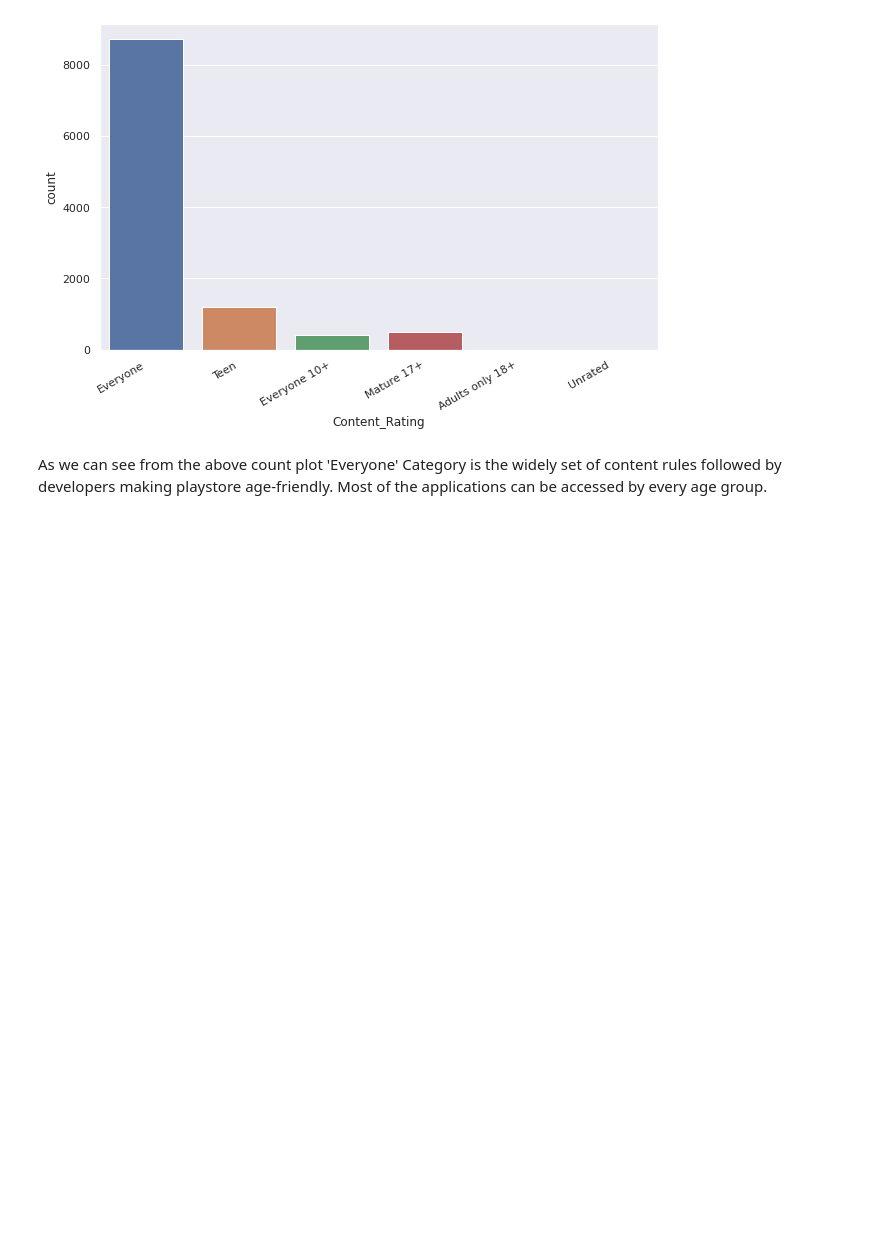
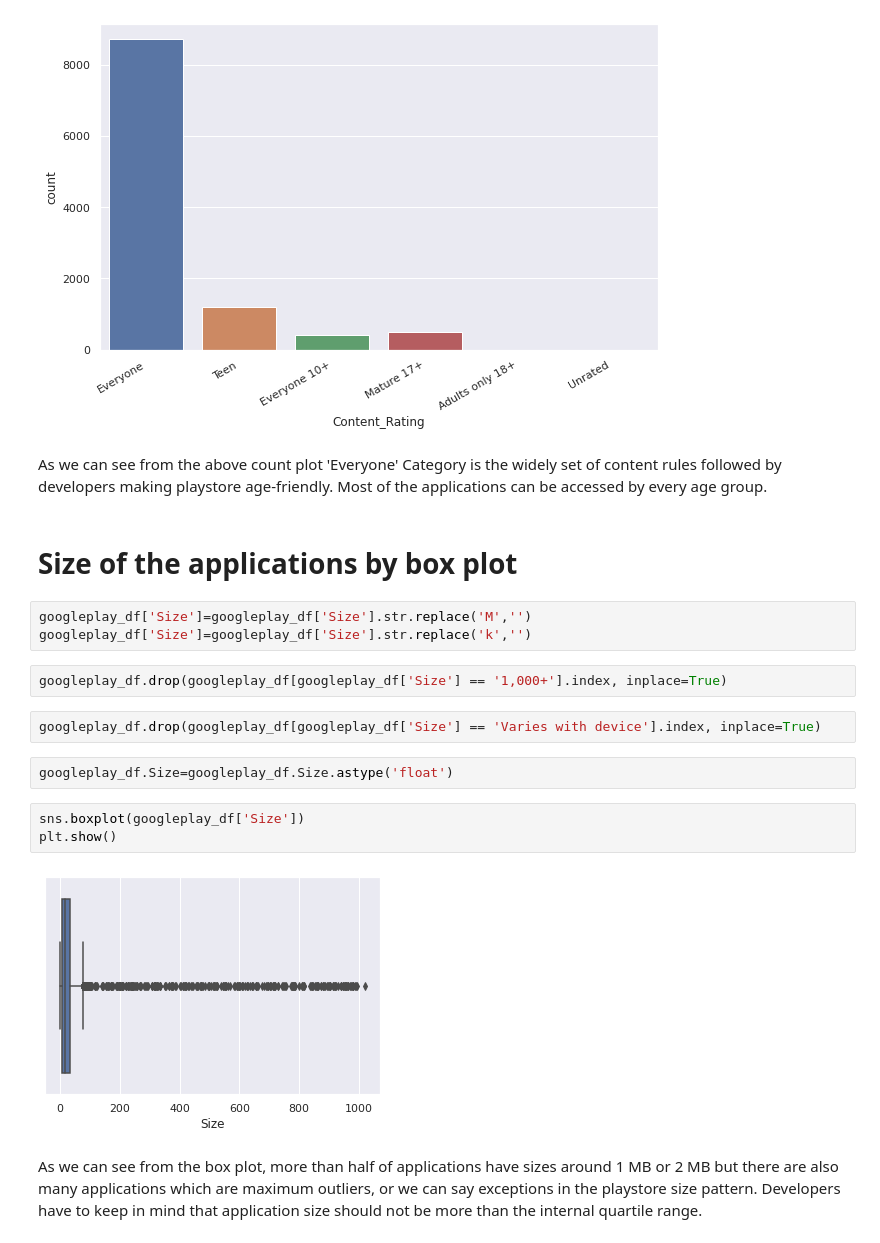
Before and after one commit to ekanshsinghrathore/eda_playstore, a Jupyter notebook: Play_Store_App_Review_Analysis_Capstone_Project.ipynb, the cells around one changed output. Drawn from its saved outputs; the diff is of its cells as text; blank space fills up the shorter version.

```diff
--- a/Play_Store_App_Review_Analysis_Capstone_Project.ipynb
+++ b/Play_Store_App_Review_Analysis_Capstone_Project.ipynb
@@ -143,3 +143,21 @@ plt.xticks(
 [figure]
 # %% [markdown]
 As we can see from the above count plot 'Everyone' Category is the widely set of content rules followed by developers making playstore age-friendly. Most of the applications can be accessed by every age group.
+# %% [markdown]
+# Size of the applications by box plot
+# %%
+googleplay_df['Size']=googleplay_df['Size'].str.replace('M','')
+googleplay_df['Size']=googleplay_df['Size'].str.replace('k','')
+# %%
+googleplay_df.drop(googleplay_df[googleplay_df['Size'] == '1,000+'].index, inplace=True)
+# %%
+googleplay_df.drop(googleplay_df[googleplay_df['Size'] == 'Varies with device'].index, inplace=True)
+# %%
+googleplay_df.Size=googleplay_df.Size.astype('float')
+# %%
+sns.boxplot(googleplay_df['Size'])
+plt.show()
+# %% [output]
+[figure, added]
+# %% [markdown]
+As we can see from the box plot, more than half of applications have sizes around 1 MB or 2 MB but there are also many applications which are maximum outliers, or we can say exceptions in the playstore size pattern. Developers have to keep in mind that application size should not be more than the internal quartile range.
```
Also changed, not shown: parts of 3 cells of this notebook.
